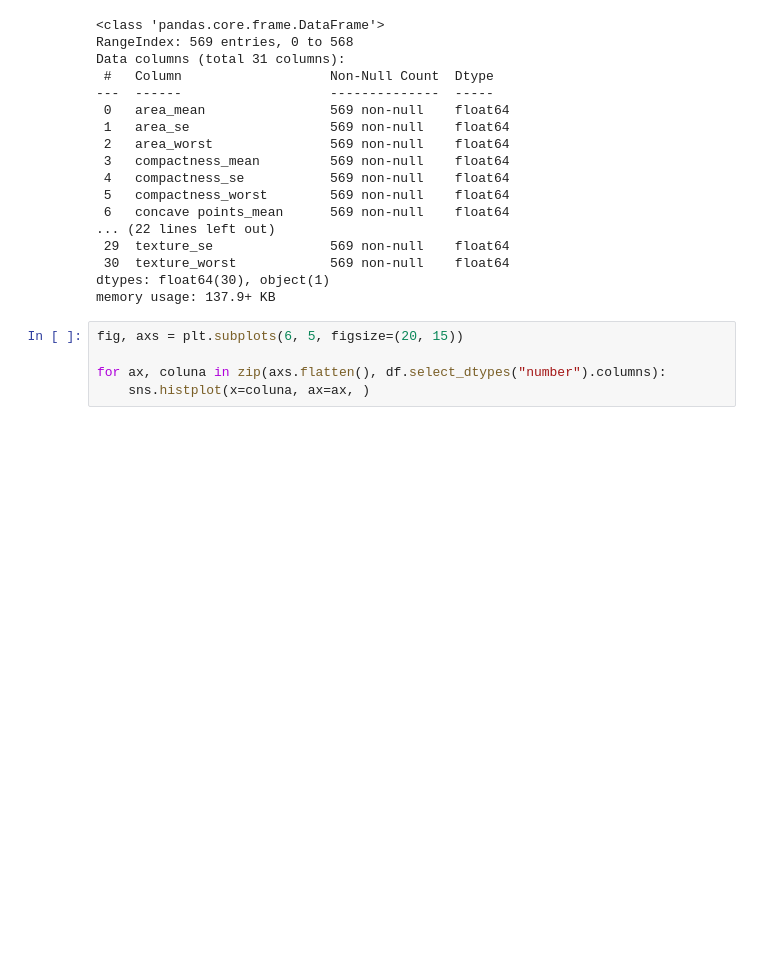
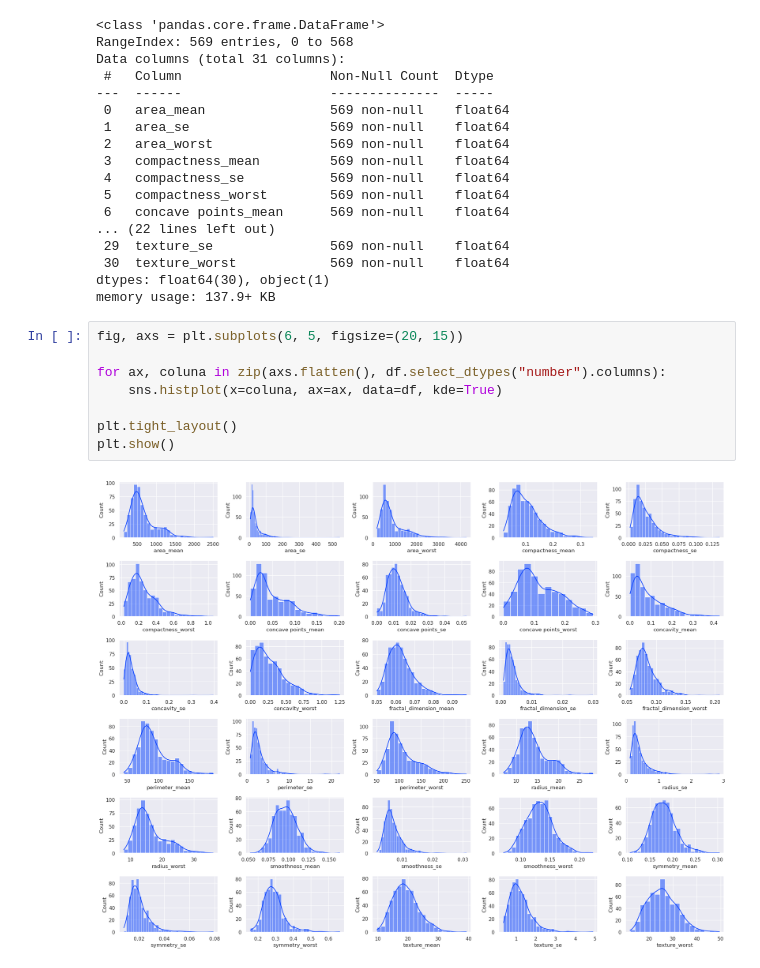
Before and after one commit to HilarioMarques/Classificacao_AlgoritmosLineares_DiagnosticoCancer_Kaggle, a Jupyter notebook: notebooks/AnaliseExploratoria.ipynb, the cells around one changed output. Cells and saved outputs as stored; diff of their text form; blank space fills up the shorter version.

```diff
--- a/notebooks/AnaliseExploratoria.ipynb
+++ b/notebooks/AnaliseExploratoria.ipynb
@@ -143,5 +143,10 @@ memory usage: 137.9+ KB
 # %%
 fig, axs = plt.subplots(6, 5, figsize=(20, 15))
 
 for ax, coluna in zip(axs.flatten(), df.select_dtypes("number").columns):
-    sns.histplot(x=coluna, ax=ax, )
+    sns.histplot(x=coluna, ax=ax, data=df, kde=True)
+
+plt.tight_layout()
+plt.show()
+# %% [output]
+[figure, added]
```
Also changed, not shown: parts of 1 cell of this notebook.
